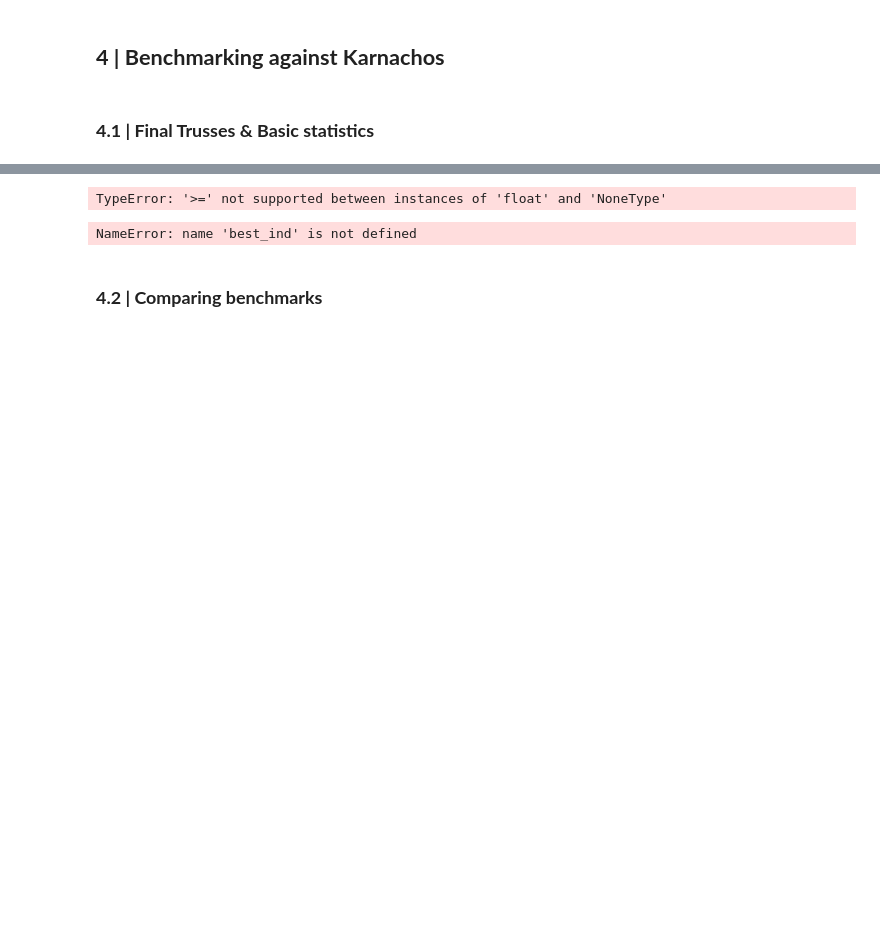
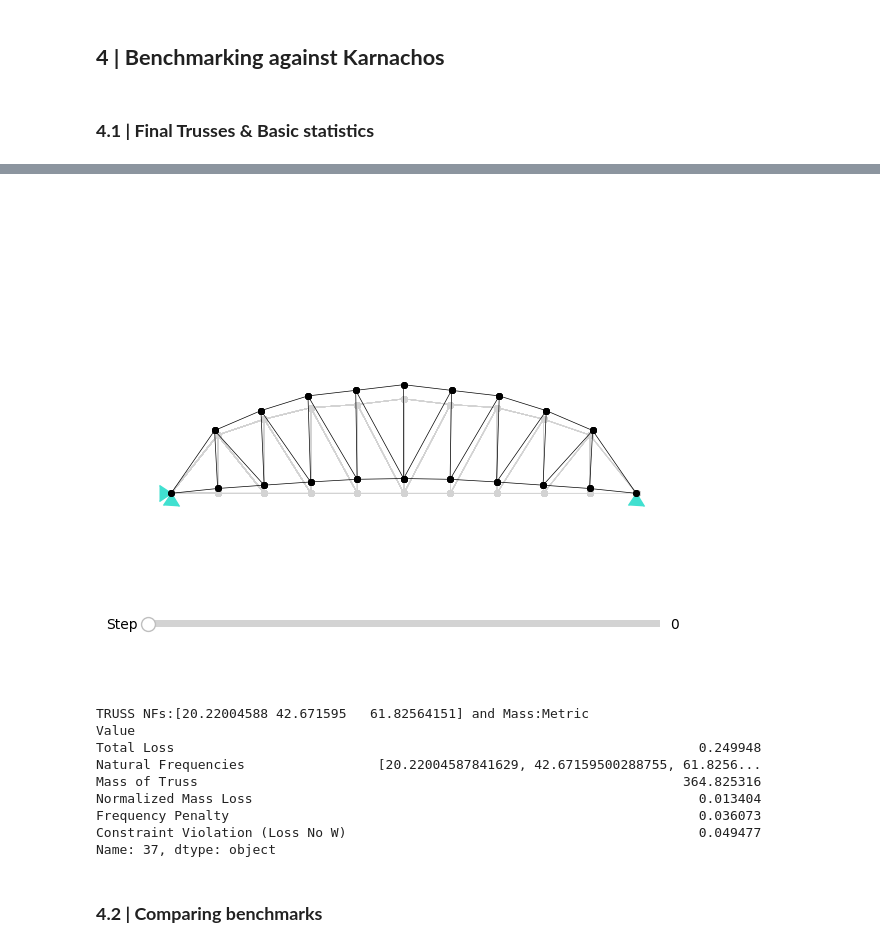
Before and after one commit to Paolo188/TRUSS1, a Jupyter notebook: truss_bridge/TRUSS.ipynb, the cells around one changed output, grey strips where cells are left out. Drawn from its saved outputs; the diff is of its cells as text; code cells hidden in the pictures; blank space fills up the shorter version.

```diff
--- a/truss_bridge/TRUSS.ipynb
+++ b/truss_bridge/TRUSS.ipynb
@@ -675,7 +599,6 @@ with open(path_s, 'rb') as file:
     loaded_data = pickle.load(file)
 
 data_single = loaded_data[0]
-data_SAAS = loaded_data[1]
 
 Y_init_single = data_single["Y_init_single"]
 X_init_single = data_single["X_init_single"]
@@ -684,14 +607,7 @@ batch_size = data_single["batch_size"]
 Nrestats = data_single["Nrestats"]
 X_init_single = data_single["X_single"]
 Y_init_single = data_single["Y_single"]
-
-Y_init_SAAS = data_SAAS["Y_init_single"]
-X_init_SAAS = data_SAAS["X_init_single"]
-n_iter = data_SAAS["n_iter"]
-batch_size = data_SAAS["batch_size"]
-Nrestats = data_SAAS["Nrestats"]
-X_SAAS = data_SAAS["X_SAAS"]
-Y_SAAS = data_SAAS["Y_SAAS"]
+TRUSS1 = data_single["TRUSS"]
 # %% [markdown]
 ## <strong> 3 | Results </strong>
 # %% [markdown]
@@ -1016,34 +874,15 @@ Smallest three natural frequencies:  [20.06682059 40.53905183 61.8225322 ]  Hz
-# %%
-# --------------------------- TRUSS1 Best solution --------------------------- #
-mask = TRUSS1.state["monitor_df"]["Natural Frequencies"].apply(lambda x: (x >= freq_constraints).all())
-ind = TRUSS1.state["monitor_df"][mask]["Mass of Truss"].idxmin()
-min_mass_iter = TRUSS1.state["monitor_df"].iloc[ind]
-best_x = unnormalize(X_init_single[ind], bounds=bounds)
-final_results(TRUSS1, best_x)
-# %% [output]
-TypeError: '>=' not supported between instances of 'float' and 'NoneType'
-# %%
-# ----------------------------------- Data ----------------------------------- #
-TR_cs = TRUSS1.state["cross_sections"].numpy()
-KN_cs = TRUSSKN.state["cross_sections"]
-
-TR_m = TRUSS1.mass_truss(TR_cs, TRUSS1.state["y_coordinates"][::2][1:6])
-KN_m = TRUSSKN.mass_truss(KN_cs, TRUSSKN.state["y_coordinates"][::2][1:6])
-
-NFK = globdat[gn.EIGENFREQS][0:3]/2/np.pi
-NFTR = TRUSS1.state["monitor_df"]["Natural Frequencies"][best_ind.numpy()]
-
-data = {
-    'Model': ['Kanarachos model', 'TRUSS model'],
-    'Cross Section Average': [KN_cs.mean(), TR_cs.mean()],
-    'Natural Frequency Average': [np.mean(NFTR), np.mean(NFK)],
-    'Mass': [KN_m, TR_m]
-}
-basic_comp = pd.DataFrame(data)
-basic_comp.set_index('Model', inplace=True)
-basic_comp.index.name = None
-basic_comp
-# %% [output]
-NameError: name 'best_ind' is not defined
+# %%
+# ---------------------------------- TRUSS1 ---------------------------------- #
+TRUSS1.wrpr_final_results()
+# %% [output]
+[figure, added]
+TRUSS NFs:[20.22004588 42.671595   61.82564151] and Mass:Metric                                                                          Value
+Total Loss                                                                   0.249948
+Natural Frequencies                 [20.22004587841629, 42.67159500288755, 61.8256...
+Mass of Truss                                                              364.825316
+Normalized Mass Loss                                                         0.013404
+Frequency Penalty                                                            0.036073
+Constraint Violation (Loss No W)                                             0.049477
+Name: 37, dtype: object
 # %% [markdown]
 ### <strong> 4.2 | Comparing benchmarks </strong>
```
Also changed, not shown: parts of 27 cells of this notebook, 2 other files.
